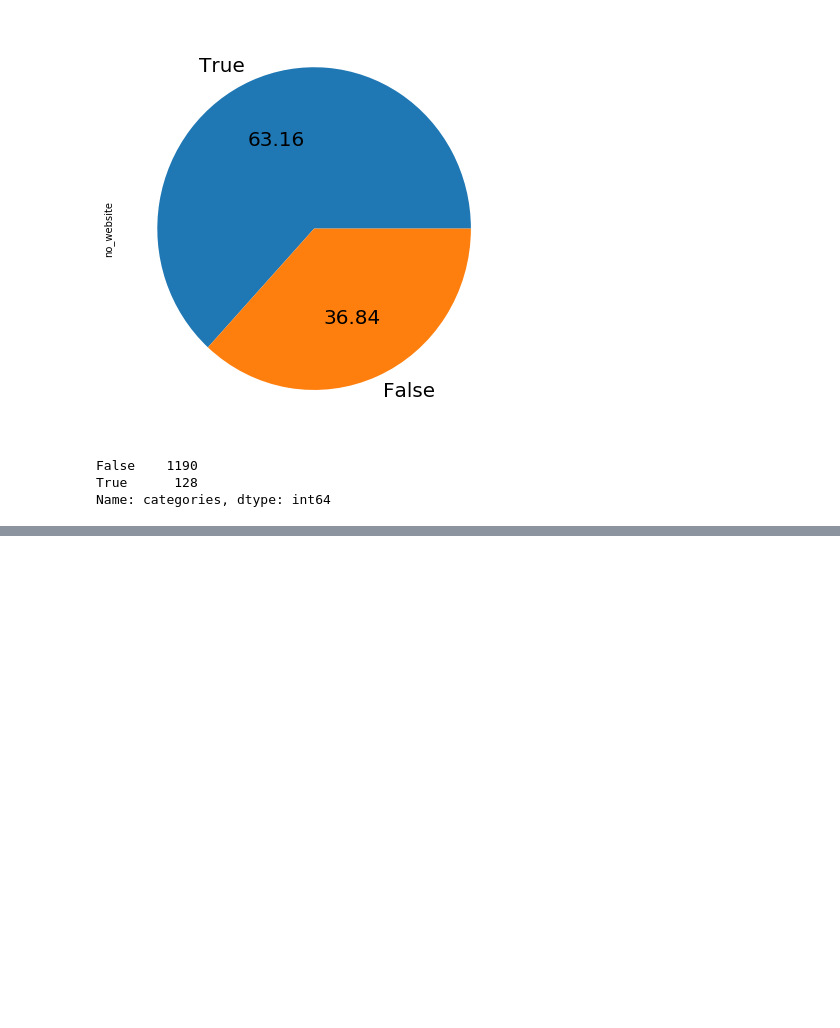
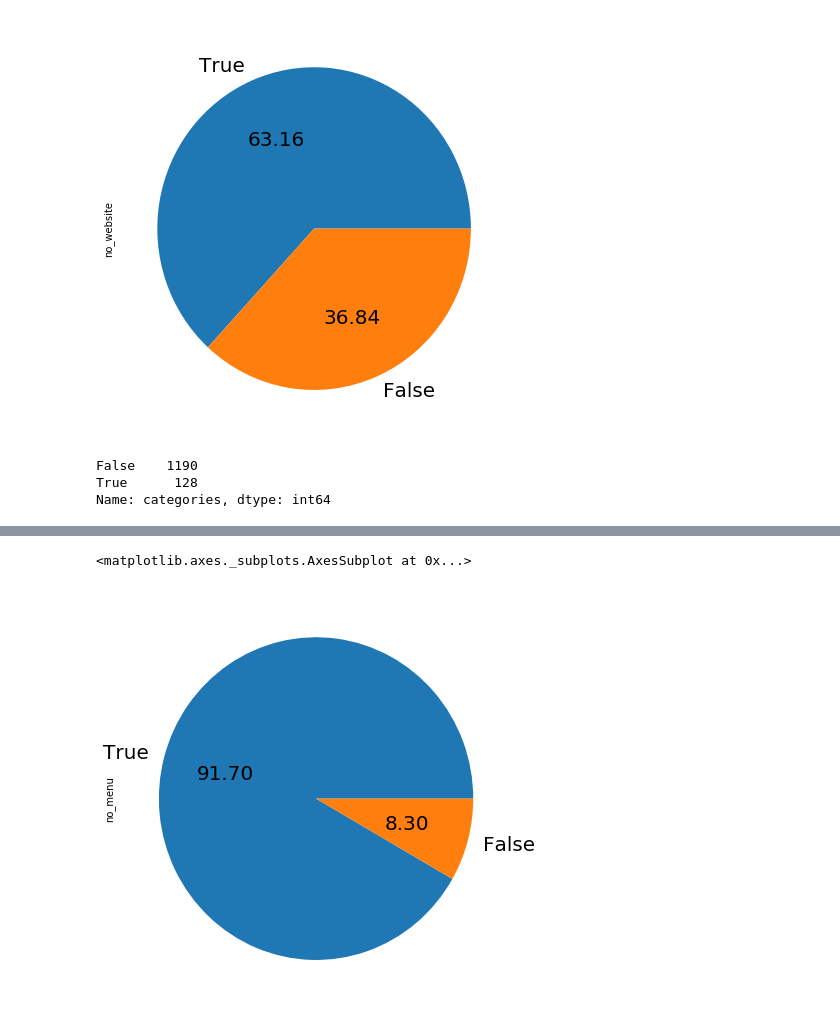
Before and after one commit to realsaul00/Breweries, a Jupyter notebook: topsix.ipynb, the cells around one changed output, grey strips where cells are left out. Saved outputs shown, nothing was run; the diff lists cells and outputs as text; code cells hidden in the pictures; blank space fills up the shorter version.

```diff
--- a/topsix.ipynb
+++ b/topsix.ipynb
@@ -190,0 +198,7 @@ Name: categories, dtype: int64
+# %%
+df2['no_menu'] = df2.menus.isna()
+df_menu_counts = df2.no_menu.value_counts()
+df_menu_counts.plot.pie(autopct='%.2f', fontsize=20, figsize=(6, 6))
+# %% [output]
+<matplotlib.axes._subplots.AxesSubplot at 0x...>
+[figure, added]
```
Also changed, not shown: parts of 8 cells of this notebook.
